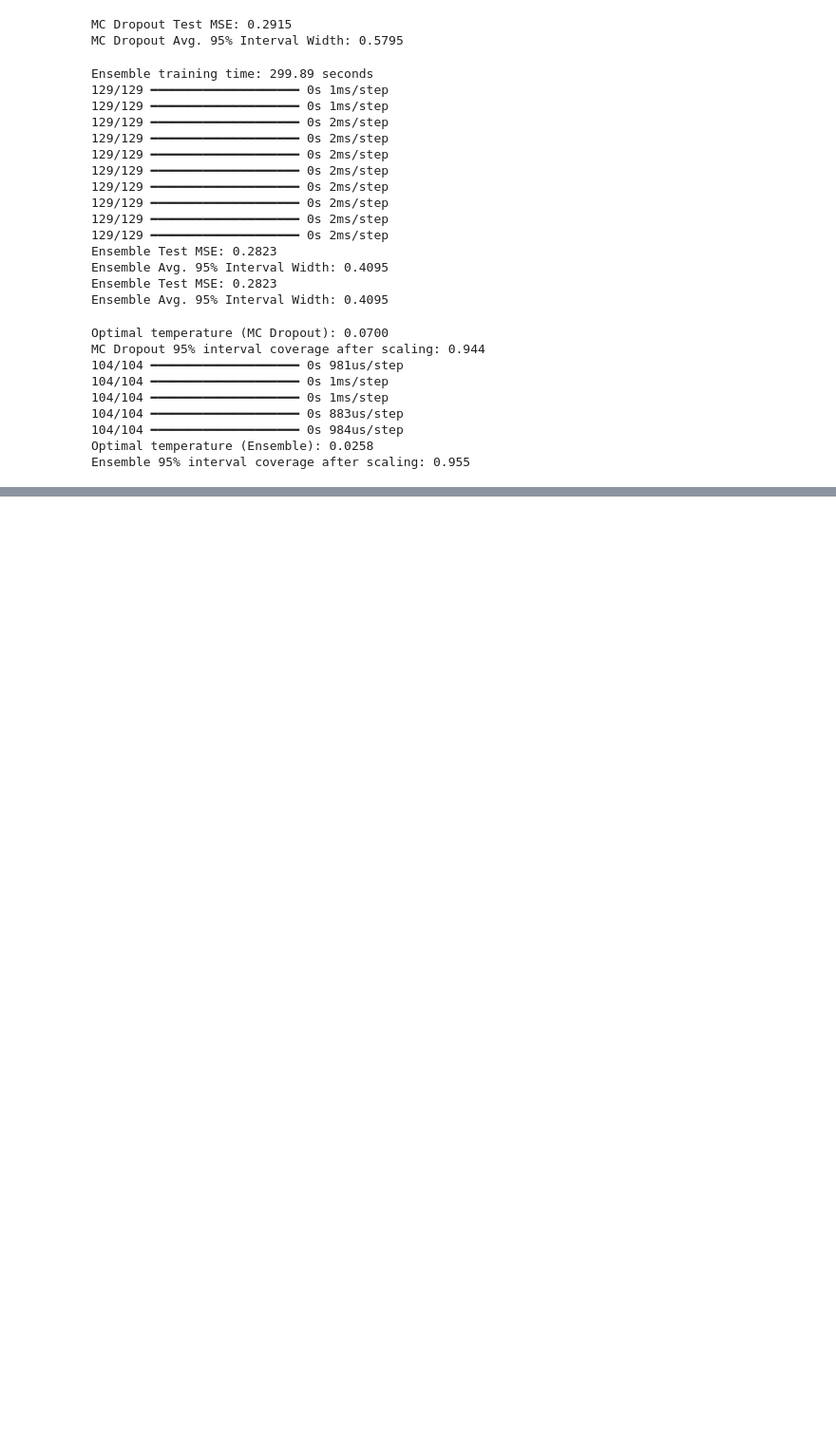
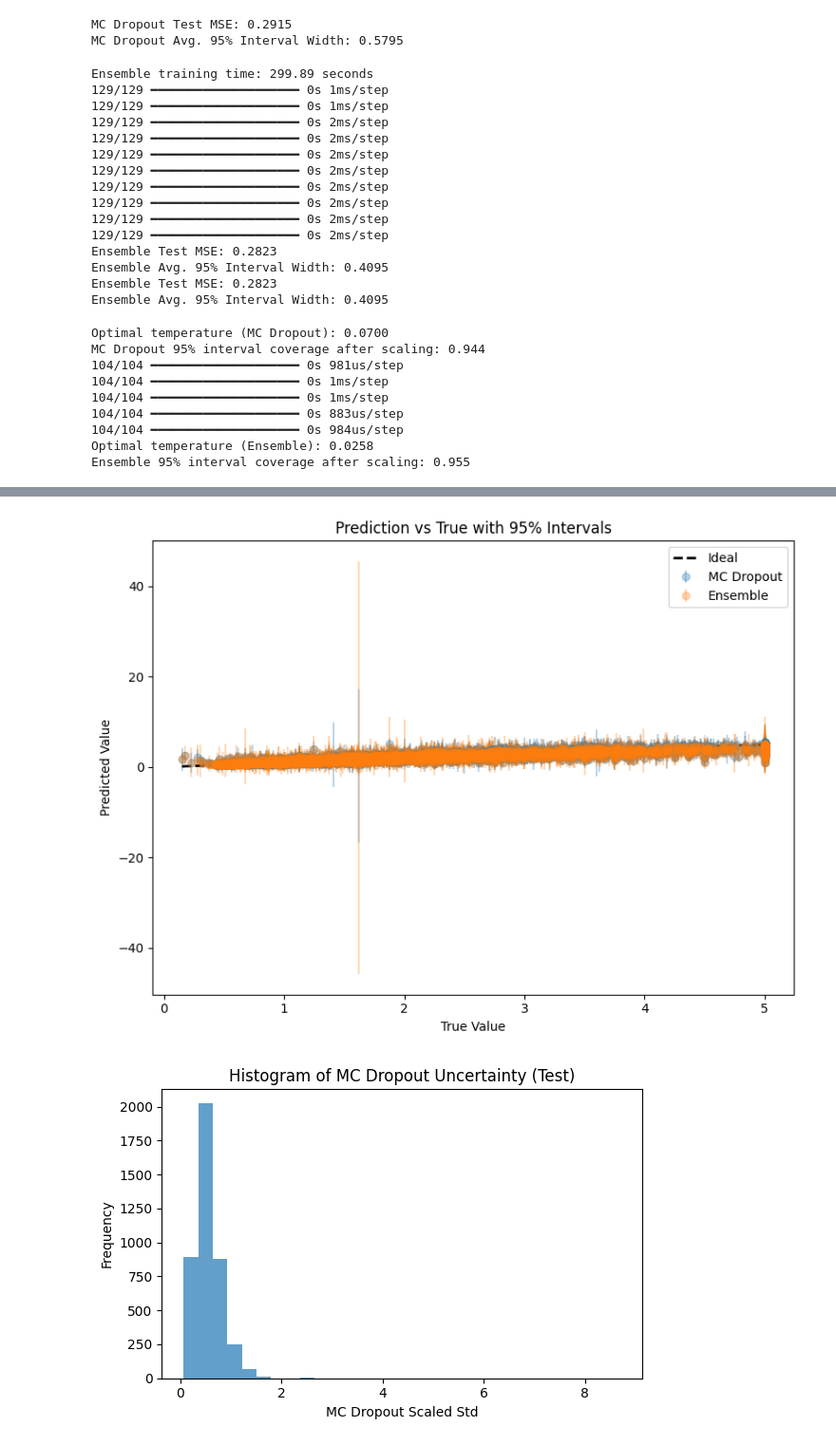
Before and after one commit to nebaw-21/Uncertainty-Estimation, a Jupyter notebook: uncertainty_estimation.ipynb, the cells around one changed output, grey strips where cells are left out. Shown at 95% size. Saved outputs shown, nothing was run; the diff lists cells and outputs as text; code cells hidden in the pictures; blank space fills up the shorter version.

```diff
--- a/uncertainty_estimation.ipynb
+++ b/uncertainty_estimation.ipynb
@@ -173,0 +214,50 @@ Ensemble 95% interval coverage after scaling: 0.955
+# %%
+# Scatter plot: y_test vs means, with error bars ±1.96*stds for each method
+plt.figure(figsize=(8,6))
+plt.errorbar(y_test, means_mc, yerr=1.96*scaled_stds_mc, fmt='o', alpha=0.3, label='MC Dropout')
+plt.errorbar(y_test, means_ens, yerr=1.96*scaled_stds_ens, fmt='o', alpha=0.3, label='Ensemble')
+plt.plot([y_test.min(), y_test.max()], [y_test.min(), y_test.max()], 'k--', lw=2, label='Ideal')
+plt.xlabel('True Value')
+plt.ylabel('Predicted Value')
+plt.title('Prediction vs True with 95% Intervals')
+plt.legend()
+plt.tight_layout()
+plt.savefig('results/prediction_vs_true.png')
+plt.show()
+
+# Histogram of stds for MC Dropout
+plt.figure(figsize=(6,4))
+plt.hist(scaled_stds_mc, bins=30, alpha=0.7)
+plt.xlabel('MC Dropout Scaled Std')
+plt.ylabel('Frequency')
+plt.title('Histogram of MC Dropout Uncertainty (Test)')
+plt.tight_layout()
+plt.savefig('results/uncertainty_hist.png')
+plt.show()
+
+# Reliability diagram: expected vs actual coverage for intervals at different levels
+def reliability_diagram(y_true, means, stds, method_name):
+    coverages = np.linspace(0.5, 0.99, 10)
+    observed = []
+    for c in coverages:
+        z = norm.ppf(0.5 + c/2)
+        lower = means - z * stds
+        upper = means + z * stds
+        obs = np.mean((y_true >= lower) & (y_true <= upper))
+        observed.append(obs)
+    plt.plot(coverages, observed, 'o-', label=method_name)
+
+plt.figure(figsize=(6,6))
+reliability_diagram(y_test, means_mc, scaled_stds_mc, 'MC Dropout')
+reliability_diagram(y_test, means_ens, scaled_stds_ens, 'Ensemble')
+plt.plot([0,1],[0,1],'k--',label='Ideal')
+plt.xlabel('Expected Coverage')
+plt.ylabel('Observed Coverage')
+plt.title('Reliability Diagram (Calibration)')
+plt.legend()
+plt.tight_layout()
+plt.savefig('results/calibration_plot.png')
+plt.show()
+# %% [output]
+[figure, added]
+[figure, added]
```
Also changed, not shown: parts of 4 cells of this notebook, 7 other files.
